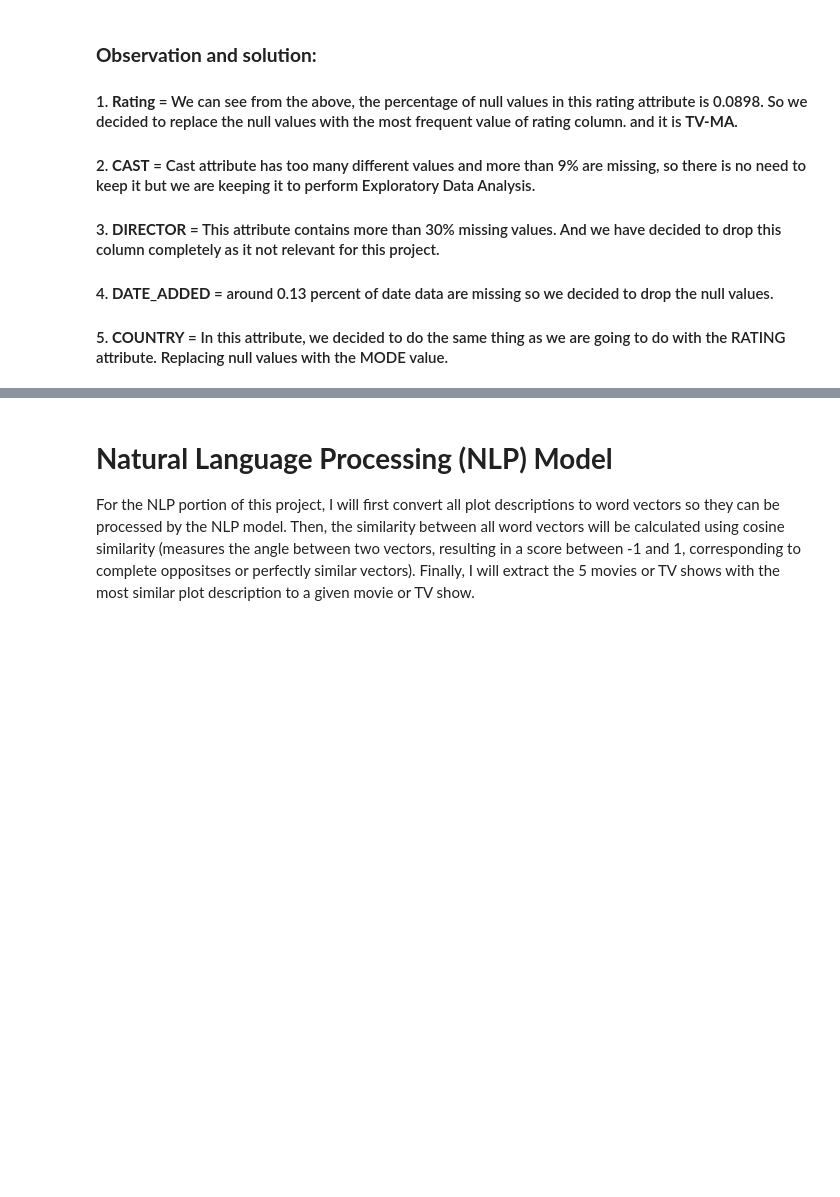
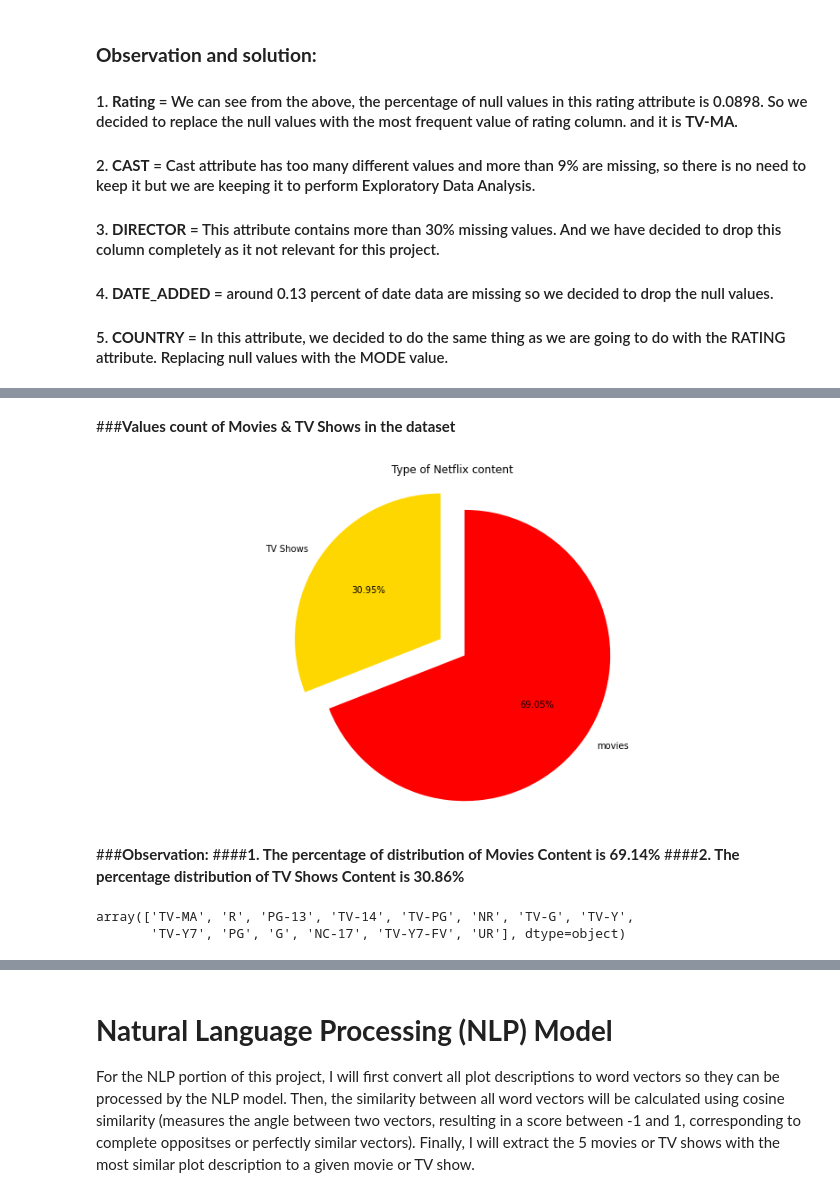
Before and after one commit to sksamima5/Netflix-movies-and-TV-shows-clustering, a Jupyter notebook: NETFLIX_MOVIES_AND_TV_SHOWS_CLUSTERING.ipynb, the cells around one changed output, grey strips where cells are left out. Cells and saved outputs as stored; diff of their text form; code cells hidden in the pictures; blank space fills up the shorter version.

```diff
--- a/NETFLIX_MOVIES_AND_TV_SHOWS_CLUSTERING.ipynb
+++ b/NETFLIX_MOVIES_AND_TV_SHOWS_CLUSTERING.ipynb
@@ -282,0 +293,2 @@ KeyError: ignored
+# %%
+netflix['country'].fillna(netflix['country'].mode()[0], inplace=True)
@@ -282,0 +327,9 @@ KeyError: ignored
+# %%
+# if any values in the title attribute contains special characters then removing them with the help of neattext functions = remove_special_characters.
+netflix['title'] = netflix['title'].str.lower().apply(lambda x : nfx.remove_special_characters(x))
+# %%
+# if any values in the title attribute contains stop words then removing them with the help of neattext functions = remove_stopwords
+netflix['title'] = netflix['title'].str.lower().apply(lambda x : nfx.remove_stopwords(x))
+# %%
+#creating a cast column again by splitting the values with the comma
+netflix['cast'] = netflix['cast'].apply(lambda x : x.split(','))
@@ -282,0 +405,23 @@ KeyError: ignored
+# %% [markdown]
+###**Values count of Movies & TV Shows in the dataset**
+# %%
+# Plotting a piechart which tells the values count of type content(Movies and TV Shows) in the dataset.
+plt.figure(figsize = (14,7))
+labels = ['TV Shows', 'movies']
+plt.pie(netflix['type'].value_counts().sort_values(), labels=labels, explode=[0.1,0.1],
+        autopct = '%1.2f%%', colors = ['Gold','red'], startangle=90)
+plt.title('Type of Netflix content')
+plt.axis('equal')
+plt.show()
+# %% [output]
+[figure, added]
+# %% [markdown]
+###**Observation:**
+####**1. The percentage of distribution of Movies Content is 69.14%**
+####**2. The percentage distribution of TV Shows Content is 30.86%**
+# %%
+# Checking the unique values of the rating attribute
+netflix['rating'].unique()
+# %% [output]
+array(['TV-MA', 'R', 'PG-13', 'TV-14', 'TV-PG', 'NR', 'TV-G', 'TV-Y',
+       'TV-Y7', 'PG', 'G', 'NC-17', 'TV-Y7-FV', 'UR'], dtype=object)
```
Also changed, not shown: parts of 26 cells of this notebook.
